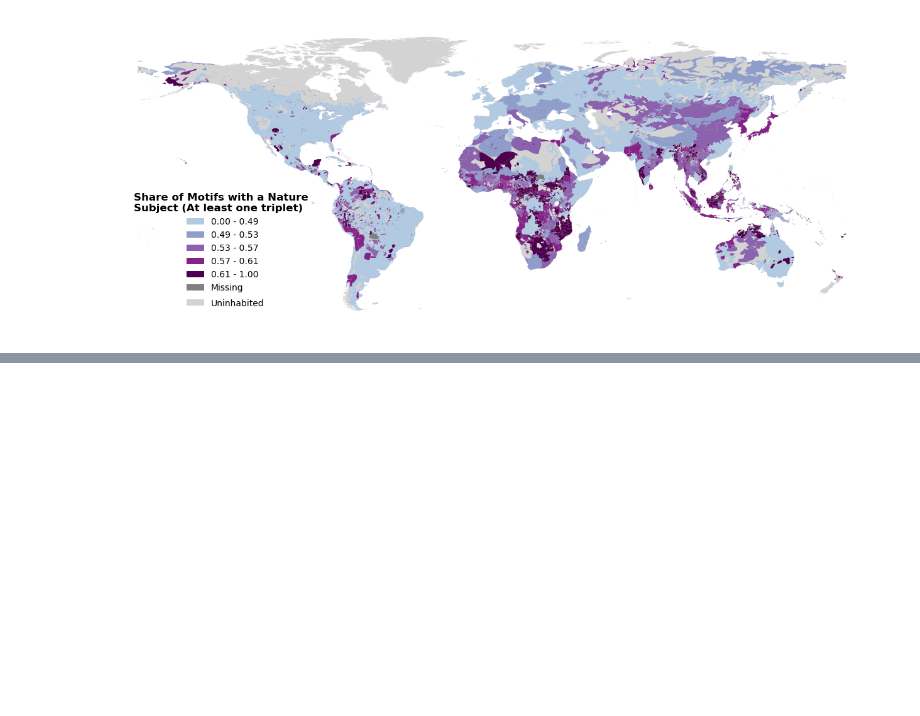
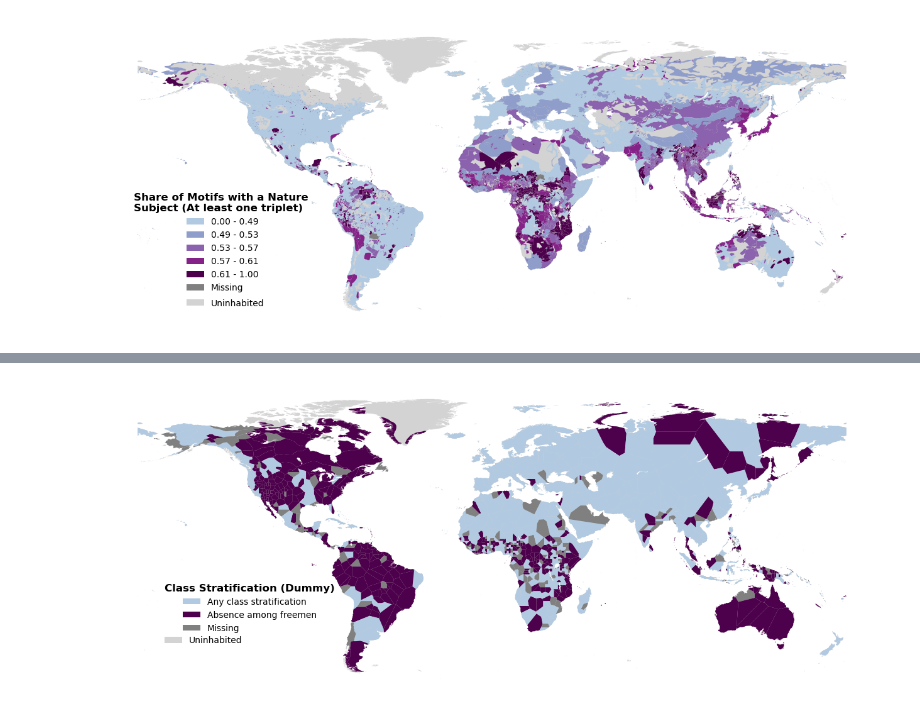
Before and after one commit to juamiji1/ethnographic-atlas, a Jupyter notebook: code/2_maps/Maps_Replication_Presentation_CulturesinCrisis.ipynb, the cells around one changed output, grey strips where cells are left out. Cells and saved outputs as stored; diff of their text form; code cells hidden in the pictures; blank space fills up the shorter version.

```diff
--- a/code/2_maps/Maps_Replication_Presentation_CulturesinCrisis.ipynb
+++ b/code/2_maps/Maps_Replication_Presentation_CulturesinCrisis.ipynb
@@ -30,7 +30,7 @@ basemap_path = base_path / "maps" / "interim" / "World" / "world_dissolve_nolake
 
 data_path = base_path / "data" / "interim"
 
-export_path = base_path / "deliveries" / "maps_presentation_12052025"
+export_path = base_path / "deliveries" / "cultures_in_crisis_maps"
 # %%
 # Read the shapefiles and CSV files
 precol_shape = gpd.read_file(precol_path)
@@ -51,9 +51,9 @@ EPSG:4326
 highGods_fillin_df = pd.read_csv(data_path / "high_gods_fillin_thiessen.csv")
 precol_shape = precol_shape.merge(highGods_fillin_df, left_on='v107', right_on='v107', how='left')
 
-precol_shape['v34_fill'] = precol_shape['v34_fill'].replace(0, np.nan)
 precol_shape['v34'] = precol_shape['v34'].replace(0, np.nan)
 precol_shape['v66'] = precol_shape['v66'].replace(0, np.nan)
+precol_shape['v54'] = precol_shape['v54'].replace(0, np.nan)
 # %%
 #Fixing ancestor variable
 ancestor_df = pd.read_csv(data_path / "EA_folklore_ancestor_sh.csv")
@@ -820,0 +824,88 @@ plt.show()
+# %%
+# Step 1: Extract unique categories (excluding NaNs)
+categories = precol_shape['d_v66'].dropna().unique()
+categories = sorted(categories)  # Optional: sort for consistent coloring
+
+# Step 2: Sample colors from the custom colormap
+n = len(categories)
+category_colors = strong_bupu(np.linspace(0, 1, n))
+category_color_map = dict(zip(categories, category_colors))
+
+# Step 3: Map the colors to a new column
+precol_shape['color'] = precol_shape['d_v66'].map(category_color_map)
+
+# Step 4: Plot
+fig, ax = plt.subplots(1, 1, figsize=(16, 8), facecolor='white')
+
+# Background
+basemap_shape.plot(
+    ax=ax,
+    color='lightgray',
+    edgecolor='black',
+    linewidth=0
+)
+
+# Plot polygons with mapped colors
+precol_shape.plot(
+    ax=ax,
+    color=precol_shape['color'].fillna('gray'),  # gray for NaNs
+    edgecolor='none',
+    linewidth=0
+)
+
+# Dictionary for labels
+label_map = {
+    0: "Any class stratification",
+    1: "Absence among freemen"
+}
+
+# Custom legend
+legend_elements = [
+    Patch(facecolor=category_color_map[c], label=label_map.get(c, str(c)))
+    for c in categories
+]
+
+# Add missing/NaN explicitly if you want
+legend_elements.append(Patch(facecolor='gray', label="Missing"))
+
+# Show legend on the map
+legend = ax.legend(
+    handles=legend_elements,
+    loc='lower left',
+    bbox_to_anchor=(0.07, 0.17, 0.2, 0.2),
+    frameon=False,
+    title="Class Stratification (Dummy)",
+    title_fontproperties=FontProperties(weight='bold', size=12),
+    prop=FontProperties(size=10)
+)
+
+# Create a rectangular legend patch
+uninhabited_patch = Patch(
+    facecolor='lightgray',
+    edgecolor='none',
+    label='Uninhabited'
+)
+
+# Add to the legend
+custom_legend = ax.legend(
+    handles=[uninhabited_patch],
+    loc='lower left',
+    bbox_to_anchor=(0.07, 0.13, 0.2, 0.2),
+    frameon=False,
+    prop = FontProperties(size=10),
+)
+
+# Add it to other legend
+ax.add_artist(legend)
+
+# Force same spatial extent
+ax.set_aspect('equal', adjustable='box')
+ax.set_axis_off()
+
+# Save to PDF
+plt.savefig(export_path / "Replication_D_ClassStrati_PRECOL.pdf", format='pdf', dpi=300, bbox_inches='tight')
+
+#Show the plot
+plt.show()
+# %% [output]
+[figure, added]
```
Also changed, not shown: parts of 7 cells of this notebook, 2 other files.
